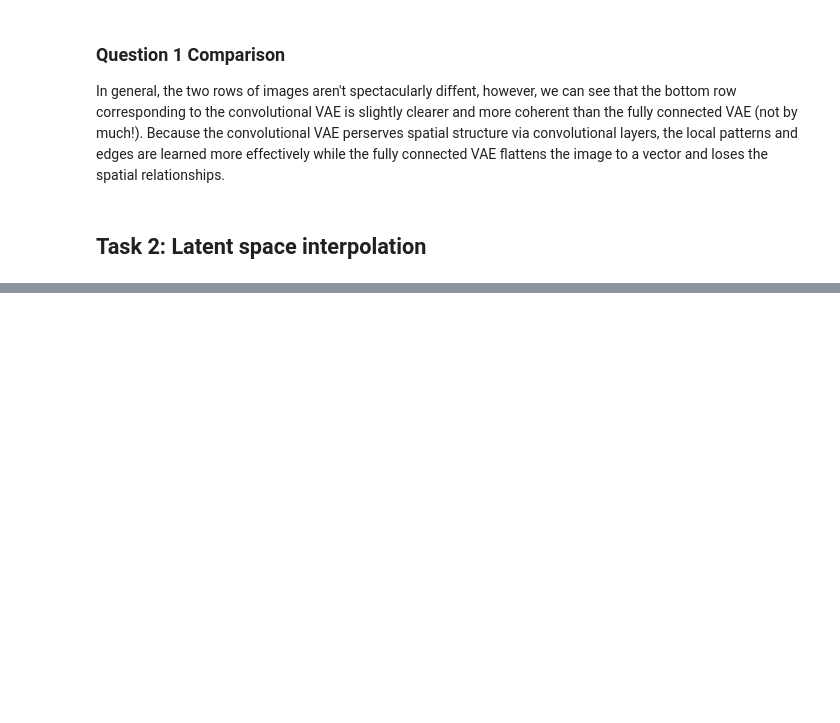
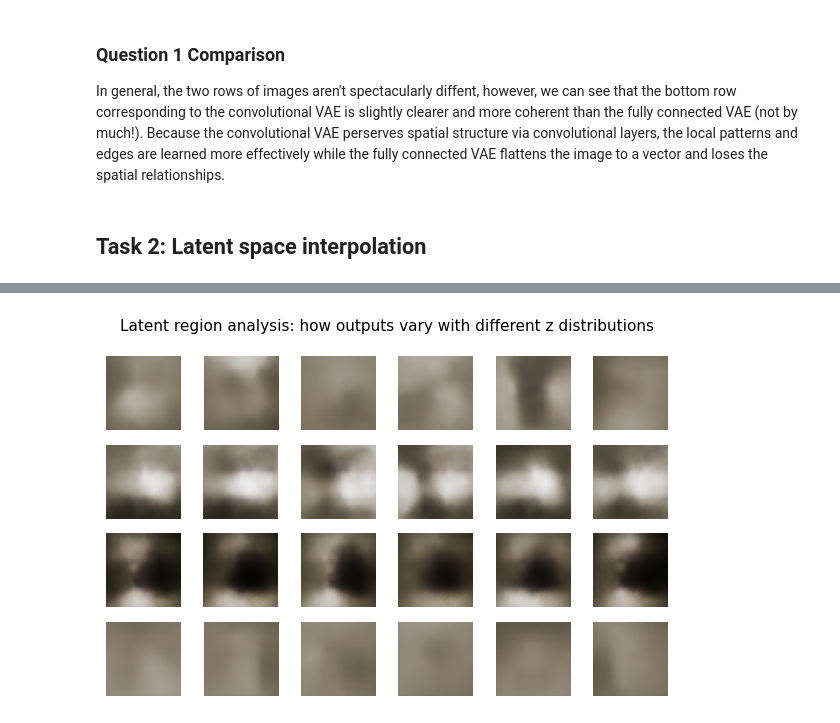
Before and after one commit to keiraSchoolcraft/CS552-VAEs, a Jupyter notebook: 031 - module3_variational_autoencoder.ipynb, the cells around one changed output, grey strips where cells are left out. Cells and saved outputs as stored; diff of their text form; code cells hidden in the pictures; blank space fills up the shorter version.

```diff
--- a/031 - module3_variational_autoencoder.ipynb
+++ b/031 - module3_variational_autoencoder.ipynb
@@ -289,0 +388,26 @@ plt.show()
+# %%
+# sample from different regions of the latent space
+vae_pets.eval()
+latent_dim = 256
+n_per_region = 6
+
+fig, axes = plt.subplots(4, n_per_region, figsize=(n_per_region, 4))
+regions = [
+    (0., 1., 'z ~ N(0, 1) — standard'),
+    (2., 1., 'z ~ N(2, 1) — positive bias'),
+    (-2., 1., 'z ~ N(-2, 1) — negative bias'),
+    (0., 0.5, 'z ~ N(0, 0.5) — low variance'),
+]
+with torch.no_grad():
+    for row, (mu, std, label) in enumerate(regions):
+        z = mu + std * torch.randn(n_per_region, latent_dim)
+        gen = vae_pets.decode(z).cpu().permute(0, 2, 3, 1).clamp(0, 1).numpy()
+        for col in range(n_per_region):
+            axes[row, col].imshow(gen[col])
+            axes[row, col].axis('off')
+        axes[row, 0].set_ylabel(label, fontsize=9)
+plt.suptitle('Latent region analysis: how outputs vary with different z distributions', fontsize=11)
+plt.tight_layout()
+plt.show()
+# %% [output]
+[figure, added]
```
Also changed, not shown: parts of 15 cells of this notebook.
